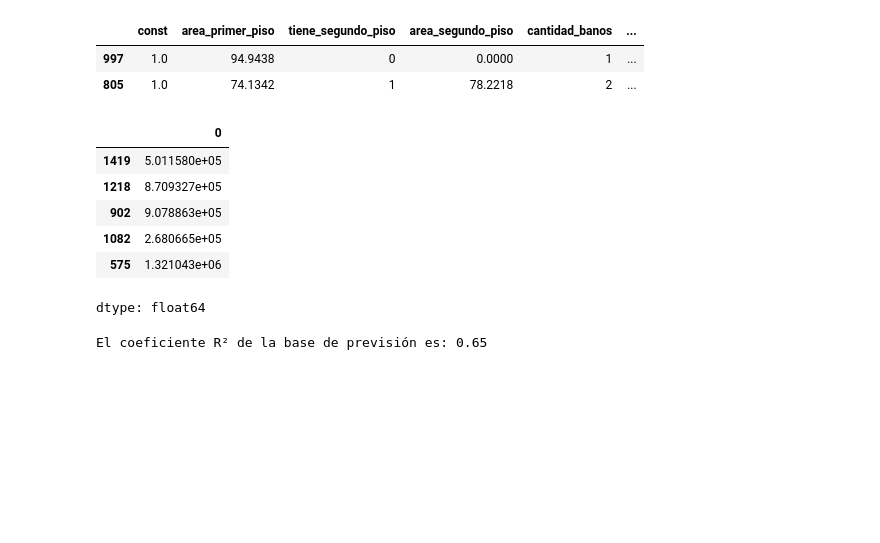
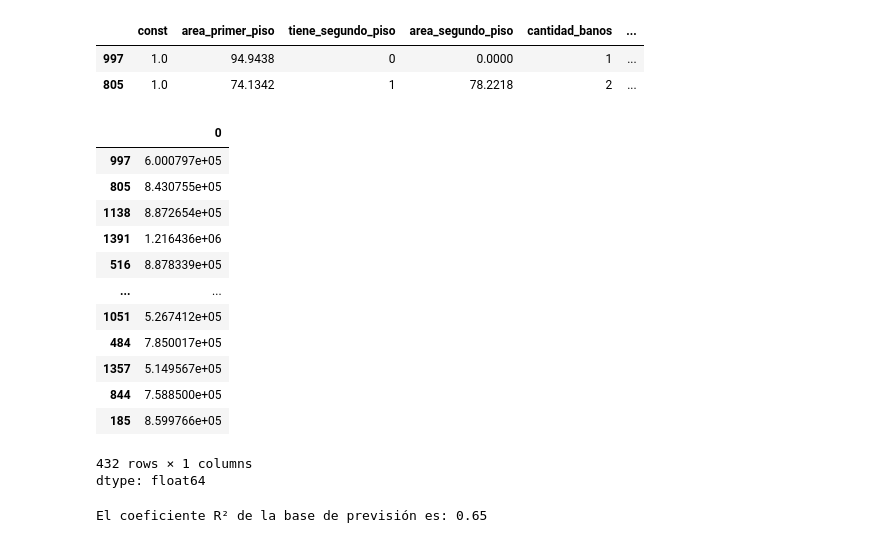
Before and after one commit to Maucho6340/2145-data-science-probando-relaciones-con-regresion-lineal, a Jupyter notebook: precios_de_inmuebles_regresion_lineal.ipynb, the cells around one changed output. Saved outputs shown, nothing was run; the diff lists cells and outputs as text; code cells hidden in the pictures; blank space fills up the shorter version.

```diff
--- a/precios_de_inmuebles_regresion_lineal.ipynb
+++ b/precios_de_inmuebles_regresion_lineal.ipynb
@@ -558,17 +560,17 @@ import statsmodels.api as sm
 X1 = df[['Estrelas']]
 X1 = sm.add_constant(X1)  # Adicionando a constante
 y = df['Preco']
-modelo_1 = sm.OLS(y, X1).fit()
+modelo_1A = sm.OLS(y, X1).fit()
 
 # Modelo 2: Utilizando 'Estrelas' e 'ProximidadeTurismo'
 X2 = df[['Estrelas', 'ProximidadeTurismo']]
 X2 = sm.add_constant(X2)
-modelo_2 = sm.OLS(y, X2).fit()
+modelo_2A = sm.OLS(y, X2).fit()
 
 # Modelo 3: Utilizando 'Estrelas', 'ProximidadeTurismo' e 'Capacidade'
 X3 = df[['Estrelas', 'ProximidadeTurismo', 'Capacidade']]
 X3 = sm.add_constant(X3)
-modelo_3 = sm.OLS(y, X3).fit()
+modelo_3A = sm.OLS(y, X3).fit()
 # %%
 # Passo 3: Comparação dos Modelos
 
@@ -592,15 +612,22 @@ X_test.head(2)
 | 805 | 1.0 | 74.1342 | 1 | 78.2218 | 2 | ... |
 # %%
 # Previsión con el modelo 3
-prevision_3 = modelo_3.predict(X_test[['const', 'area_primer_piso', 'tiene_segundo_piso','cantidad_banos','calidad_de_cocina_excelente']])
-prevision_3.sample(5)
+prevision_3 = modelo_3.predict(X_test[['const',	'area_primer_piso',	'tiene_segundo_piso',	'cantidad_banos',	'calidad_de_cocina_excelente']])
+prevision_3
 # %% [output]
 |  | 0 |
-| 1419 | 5.011580e+05 |
-| 1218 | 8.709327e+05 |
-| 902 | 9.078863e+05 |
-| 1082 | 2.680665e+05 |
-| 575 | 1.321043e+06 |
+| 997 | 6.000797e+05 |
+| 805 | 8.430755e+05 |
+| 1138 | 8.872654e+05 |
+| 1391 | 1.216436e+06 |
+| 516 | 8.878339e+05 |
+| ... | ... |
+| 1051 | 5.267412e+05 |
+| 484 | 7.850017e+05 |
+| 1357 | 5.149567e+05 |
+| 844 | 7.588500e+05 |
+| 185 | 8.599766e+05 |
+432 rows × 1 columns
 dtype: float64
 # %%
 # Cuál es el r² de la previsión?
```
Also changed, not shown: parts of 38 cells of this notebook.
